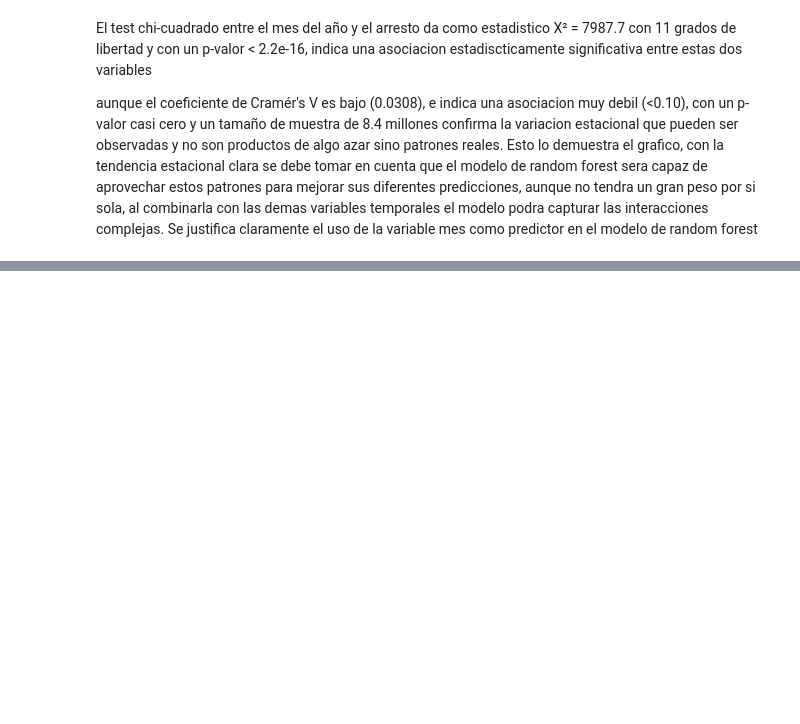
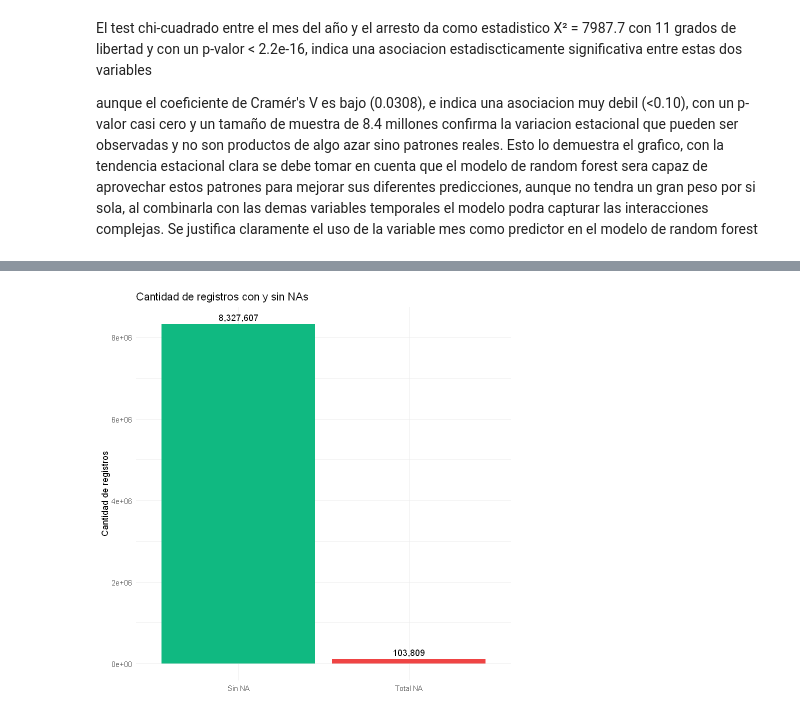
Before and after one commit to RosariosTijeras/Autonomos-Modelamiento, a Jupyter notebook: Autonomos/Autonomo_3/R_Notebooks/analisis.ipynb, the cells around one changed output, grey strips where cells are left out. Drawn from its saved outputs; the diff is of its cells as text; code cells hidden in the pictures; blank space fills up the shorter version.

```diff
--- a/Autonomos/Autonomo_3/R_Notebooks/analisis.ipynb
+++ b/Autonomos/Autonomo_3/R_Notebooks/analisis.ipynb
@@ -430,0 +902,6 @@ data.frame(Missing_Values = colSums(is.na(datos)))
+# %%
+tabla_na_total <- datos %>%
+  mutate(con_na = if_else(rowSums(is.na(.)) > 0, "Total NA", "Sin NA")) %>%
+  count(con_na)
+
+tabla_na_total
@@ -430,0 +914,11 @@ data.frame(Missing_Values = colSums(is.na(datos)))
+# %%
+ggplot(tabla_na_total, aes(x = con_na, y = n, fill = con_na)) +
+    geom_col() +
+    geom_text(aes(label = scales::comma(n)), vjust = -0.5) +
+    scale_fill_manual(values = c("Sin NA" = "#10b981", "Total NA" = "#ef4444")) +
+    labs(title = "Cantidad de registros con y sin NAs",
+             x = "", y = "Cantidad de registros") +
+    theme_minimal() +
+    theme(legend.position = "none")
+# %% [output]
+[figure, added]
```
Also changed, not shown: parts of 90 cells of this notebook.
